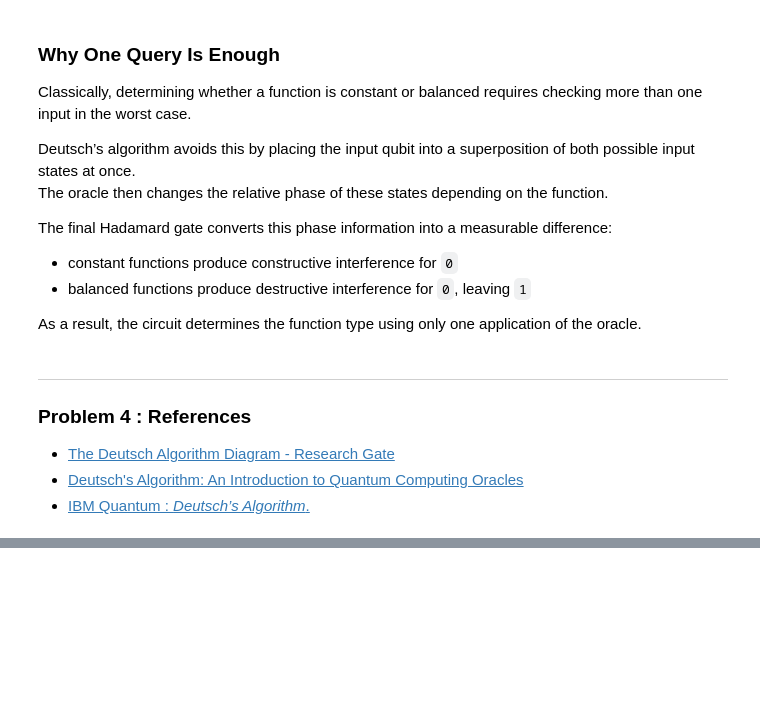
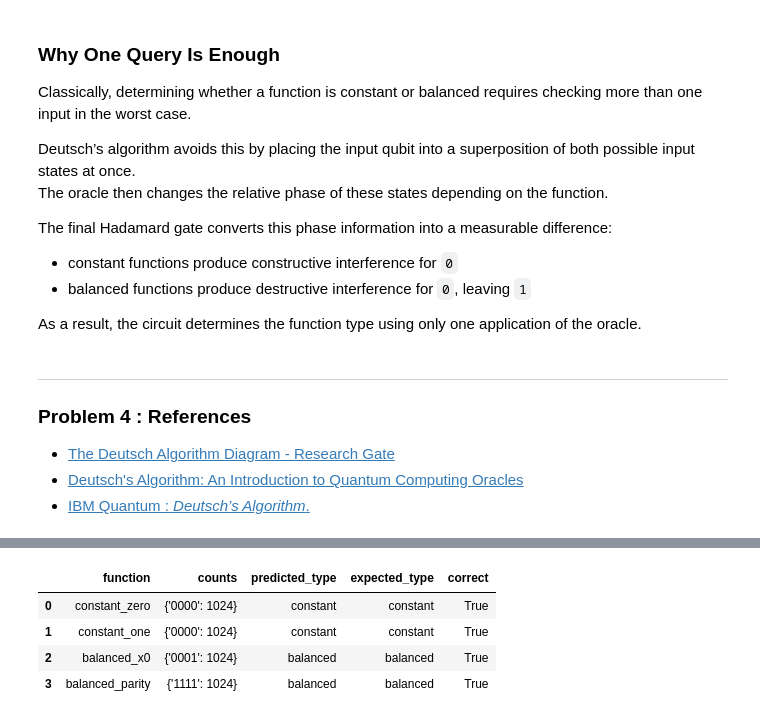
Before and after one commit to norakeavney/emerging-technologies, a Jupyter notebook: problems.ipynb, the cells around one changed output, grey strips where cells are left out. Saved outputs shown, nothing was run; the diff lists cells and outputs as text; code cells hidden in the pictures; blank space fills up the shorter version.

```diff
--- a/problems.ipynb
+++ b/problems.ipynb
@@ -1395,0 +1218,42 @@ The results confirm that constant functions produce the output `0000`, while bal
+# %%
+n = 4
+shots = 1024
+simulator = AerSimulator()
+
+results = []
+all_counts = {}
+
+for name, f in classical_functions.items():
+    oracle = build_oracle_from_classical(f, n=n)
+    circuit = deutsch_jozsa_circuit(oracle, n=n)
+
+    compiled = transpile(circuit, simulator)
+    counts = simulator.run(compiled, shots=shots).result().get_counts()
+    all_counts[name] = counts
+
+    measured_state = max(counts, key=counts.get)
+    predicted_type = "constant" if measured_state == "0" * n else "balanced"
+
+    if "constant" in name:
+        expected_type = "constant"
+    else:
+        expected_type = "balanced"
+
+    results.append(
+        {
+            "function": name,
+            "counts": counts,
+            "predicted_type": predicted_type,
+            "expected_type": expected_type,
+            "correct": predicted_type == expected_type,
+        }
+    )
+
+results_df = pd.DataFrame(results)
+results_df
+# %% [output]
+|  | function | counts | predicted_type | expected_type | correct |
+| 0 | constant_zero | {'0000': 1024} | constant | constant | True |
+| 1 | constant_one | {'0000': 1024} | constant | constant | True |
+| 2 | balanced_x0 | {'0001': 1024} | balanced | balanced | True |
+| 3 | balanced_parity | {'1111': 1024} | balanced | balanced | True |
```
Also changed, not shown: parts of 18 cells of this notebook.
